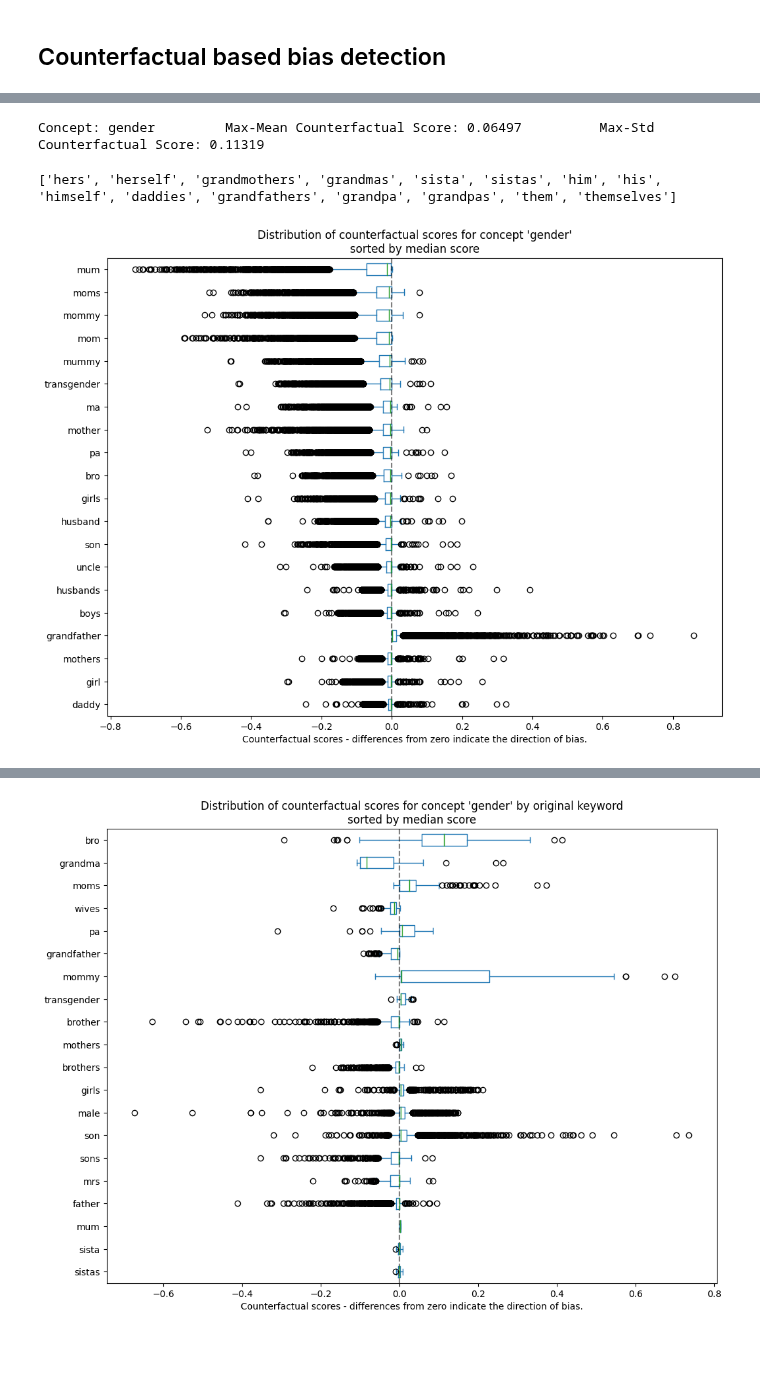
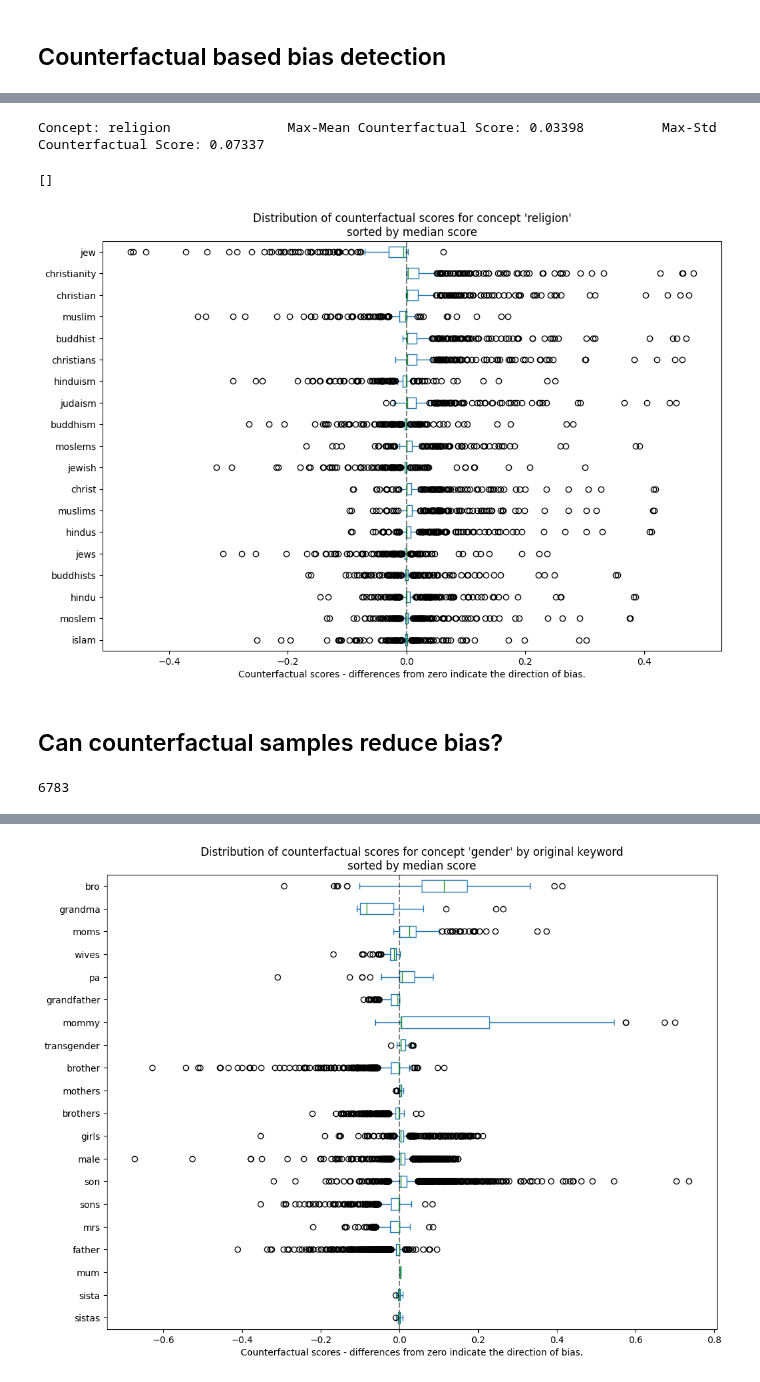
Before and after one commit to biaslyze-dev/biaslyze, a Jupyter notebook: notebooks/test-0.0.1-toxic-comments.ipynb, the cells around one changed output, grey strips where cells are left out. Drawn from its saved outputs; the diff is of its cells as text; code cells hidden in the pictures; blank space fills up the shorter version.

Commit message:
Experiment with retraining with counterfactual samples

```diff
--- a/notebooks/test-0.0.1-toxic-comments.ipynb
+++ b/notebooks/test-0.0.1-toxic-comments.ipynb
@@ -62,8 +62,9 @@ bias_detector = CounterfactualBiasDetector()
 # %%
 counterfactual_detection_results = bias_detector.process(
     texts=df.comment_text.sample(10000),
+    labels=df.target,
     predict_func=clf.predict_proba,
-    concepts_to_consider=["gender"], # , "religion", "nationality", "ethnicity"]
+    concepts_to_consider=["religion"], # , "gender", "nationality", "ethnicity"]
     max_counterfactual_samples=None,
 )
 # %% [output]
@@ -75,12 +76,19 @@ counterfactual_detection_results = bias_detector.process(
 # %%
 counterfactual_detection_results.report()
 # %% [output]
-Concept: gender         Max-Mean Counterfactual Score: 0.06497          Max-Std Counterfactual Score: 0.11319
+Concept: religion               Max-Mean Counterfactual Score: 0.03398          Max-Std Counterfactual Score: 0.07337
 # %%
 print(counterfactual_detection_results.concept_results[0].omitted_keywords)
 # %% [output]
-['hers', 'herself', 'grandmothers', 'grandmas', 'sista', 'sistas', 'him', 'his', 'himself', 'daddies', 'grandfathers', 'grandpa', 'grandpas', 'them', 'themselves']
+[]
 # %%
-counterfactual_detection_results.visualize_counterfactual_scores(concept="gender", top_n=20)
+counterfactual_detection_results.visualize_counterfactual_scores(concept="religion", top_n=20)
 # %% [output]
-[figure, old version]
+[figure, new version]
+# %% [markdown]
+## Can counterfactual samples reduce bias?
+# %%
+counterfactual_samples = counterfactual_detection_results._get_counterfactual_samples_by_concept(concept="religion")
+len(counterfactual_samples)
+# %% [output]
+6783
```
Also changed, not shown: parts of 8 cells of this notebook, 3 other files.
